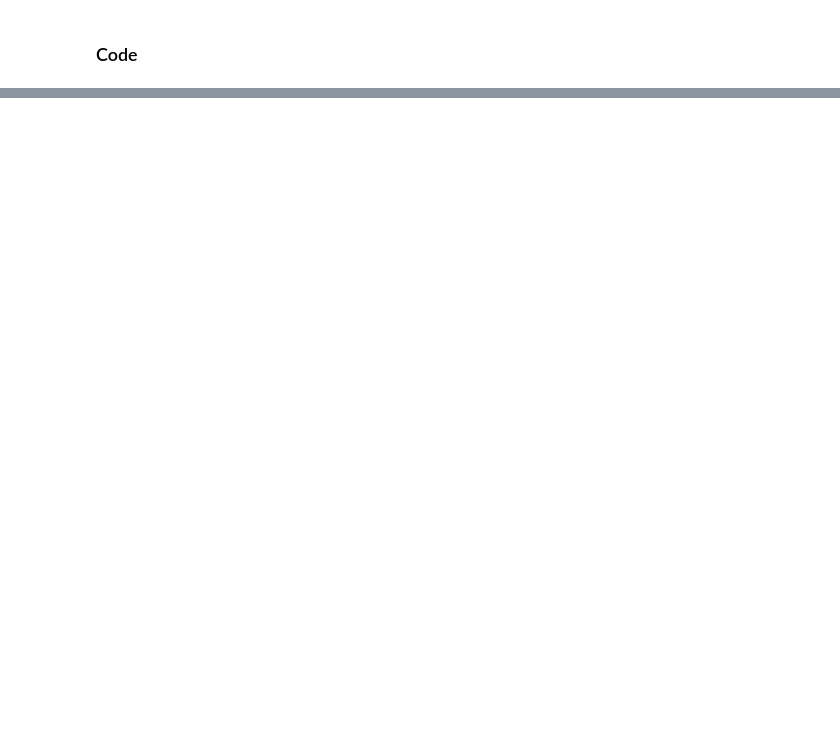
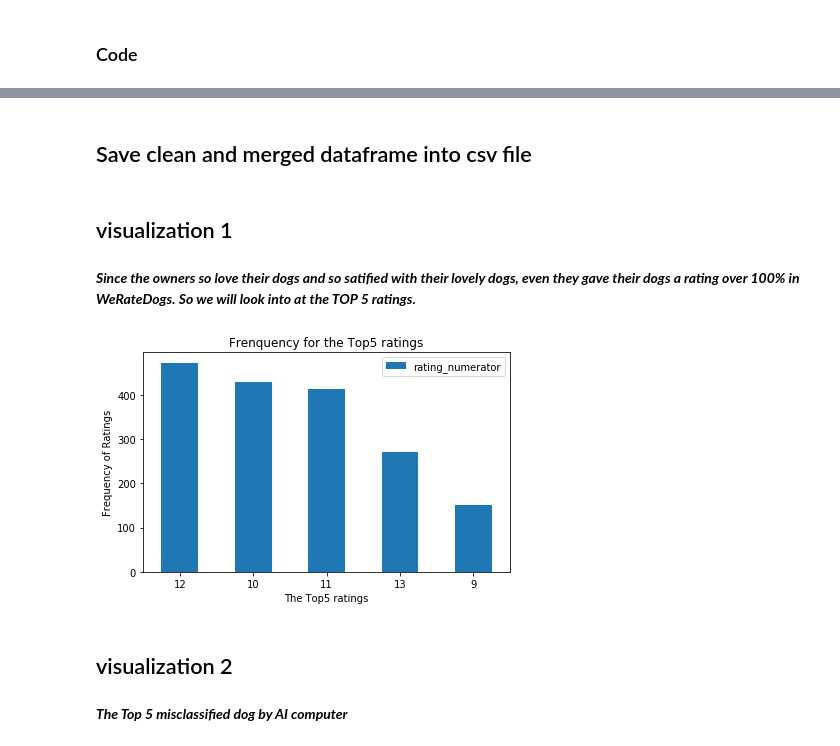
Before and after one commit to EllenZhangYarong/DataScience, a Jupyter notebook: DAND/CapstoneProjects/Project3_Twitter_WeRateDogs/wrangle_act.ipynb, the cells around one changed output, grey strips where cells are left out. Saved outputs shown, nothing was run; the diff lists cells and outputs as text; code cells hidden in the pictures; blank space fills up the shorter version.

Commit message:
Clean finished

```diff
--- a/DAND/CapstoneProjects/Project3_Twitter_WeRateDogs/wrangle_act.ipynb
+++ b/DAND/CapstoneProjects/Project3_Twitter_WeRateDogs/wrangle_act.ipynb
@@ -681,0 +951,2 @@ df_predictions_clean[['p1','p2','p3']].sample(5)
+# %% [markdown]
+## Save clean and merged dataframe into csv file
@@ -681,0 +955,2 @@ df_predictions_clean[['p1','p2','p3']].sample(5)
+# %% [markdown]
+## visualization 1
@@ -681,0 +962,25 @@ df_predictions_clean[['p1','p2','p3']].sample(5)
+# %% [markdown]
+***Since the owners so love their dogs and so satified with their lovely dogs, even they gave their dogs a rating over 100% in WeRateDogs. So we will look into at the TOP 5 ratings.***
+# %%
+df = pd.read_csv('twitter_archive_master.cvs')
+# %%
+df_top5_ratings = df.rating_numerator.value_counts().head(5)
+df_top5_ratings_numerator = df_top5_ratings.index.tolist()
+df_top5_ratings_frenquency = df_top5_ratings.values.tolist()
+# %%
+fig, ax = plt.subplots()
+ax = df_top5_ratings.plot.bar(x=df_top5_ratings_numerator, y=df_top5_ratings_frenquency, rot=0)
+
+ax.set_xlabel('The Top5 ratings')
+ax.set_ylabel('Frequency of Ratings')
+ax.set_title('Frenquency for the Top5 ratings')
+ax.legend()
+
+fig.tight_layout()
+plt.show()
+# %% [output]
+[figure, added]
+# %% [markdown]
+## visualization 2
+# %% [markdown]
+***The Top 5 misclassified dog by AI computer***
```
Also changed, not shown: parts of 71 cells of this notebook.
